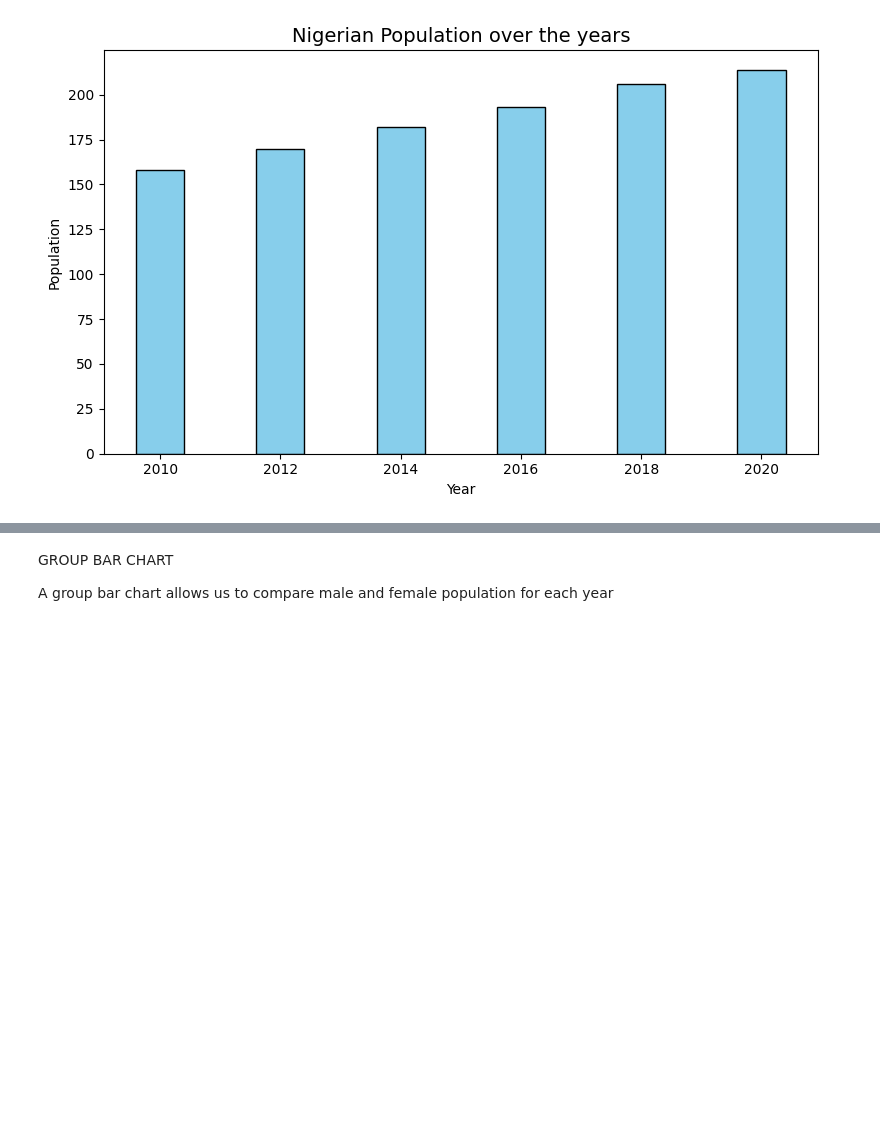
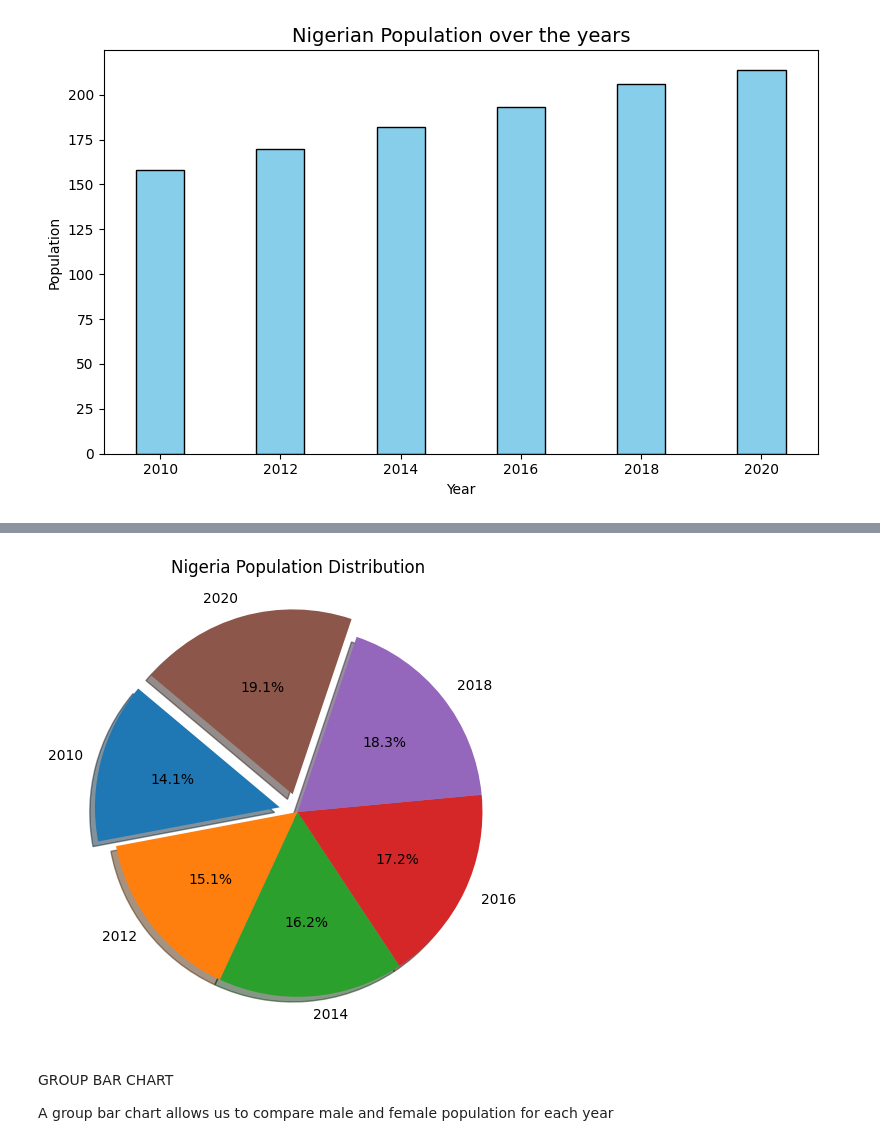
Before and after one commit to ElizabethOgbee/Data-Analytics-Python, a Jupyter notebook: pandas/zmatlip1_intro.ipynb, the cells around one changed output, grey strips where cells are left out. Drawn from its saved outputs; the diff is of its cells as text; code cells hidden in the pictures; blank space fills up the shorter version.

```diff
--- a/pandas/zmatlip1_intro.ipynb
+++ b/pandas/zmatlip1_intro.ipynb
@@ -81,3 +100,20 @@ plt.show()
+# %%
+# Explode: only the first slice pops out (0.1 inch away), others stay at 0
+explode = (0.1, 0, 0, 0, 0, 0.1)
+
+plt.figure(figsize=(6, 6))
+plt.pie(
+    population,
+    labels=years,
+    autopct='%1.1f%%',
+    startangle=140,
+    explode=explode,
+    shadow=True  # optional, adds shadow for effect
+)
+plt.title('Nigeria Population Distribution')
+plt.show()
+# %% [output]
+[figure, added]
 # %% [markdown]
 GROUP BAR CHART
 
```
Also changed, not shown: parts of 7 cells of this notebook.
